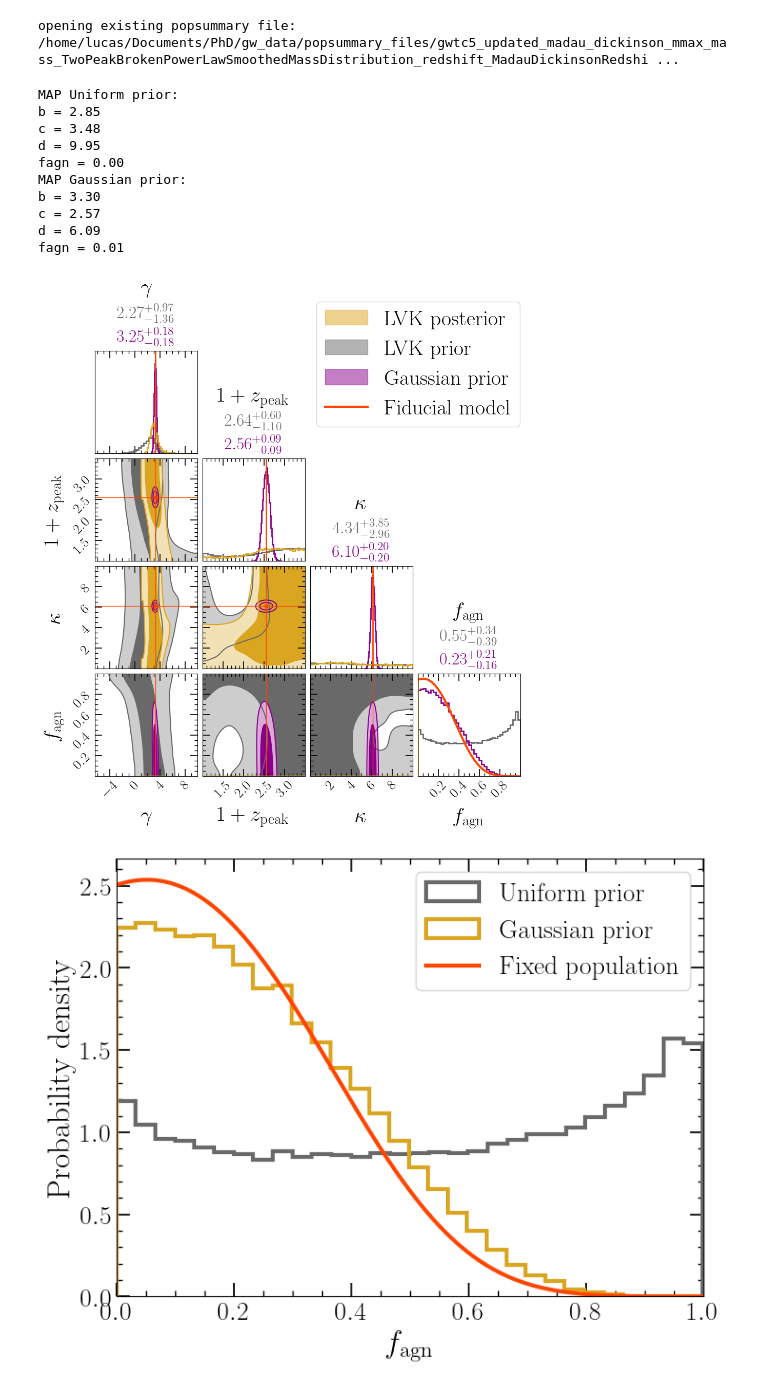
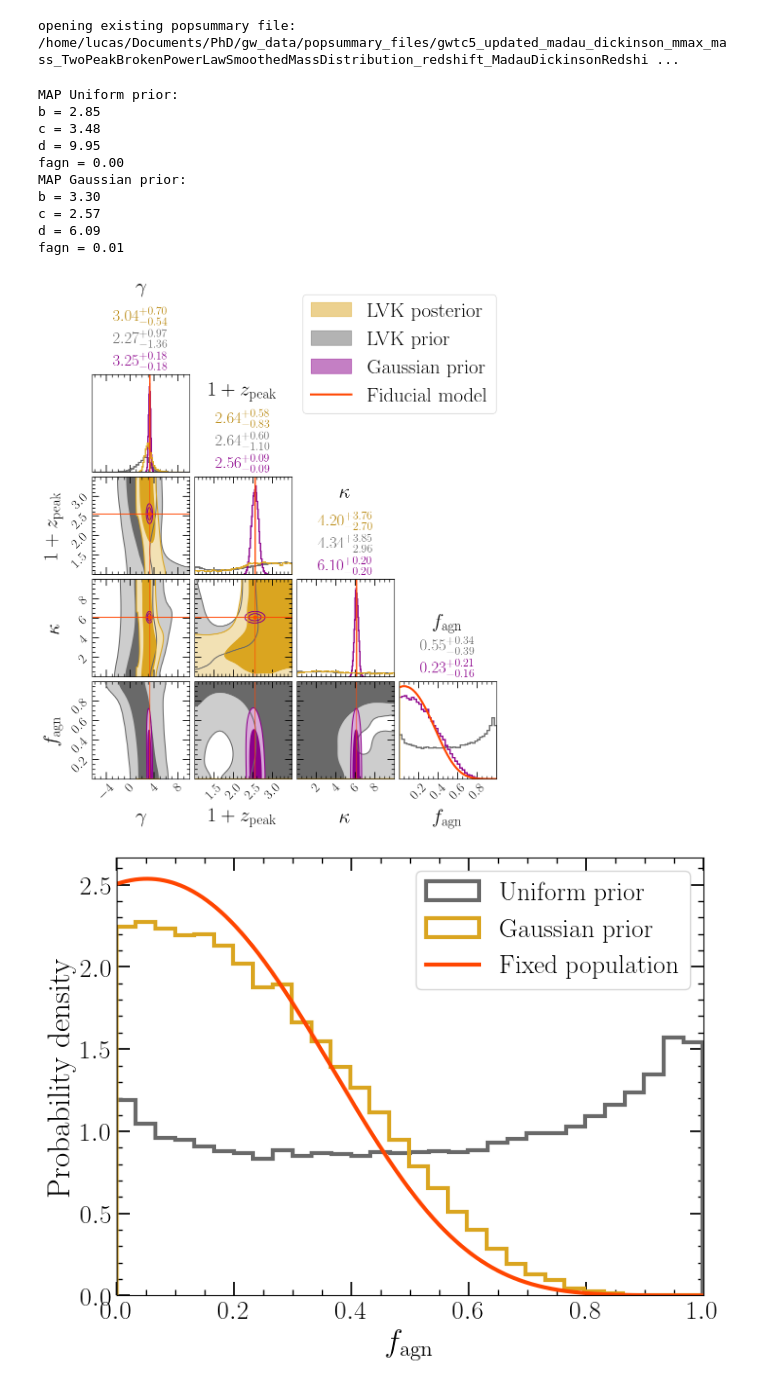
Before and after one commit to LucasPouw/darksirenpop, a Jupyter notebook: hypersampler/cornerplot_hypersamples.ipynb, the cells around one changed output. Cells and saved outputs as stored; diff of their text form; code cells hidden in the pictures.

```diff
--- a/hypersampler/cornerplot_hypersamples.ipynb
+++ b/hypersampler/cornerplot_hypersamples.ipynb
@@ -343,7 +345,7 @@ handles = [
 fig.legend(
 	handles=handles,
 	loc="upper right",
-	bbox_to_anchor=(0.98, 1.08),
+	bbox_to_anchor=(0.98, 1.15),
 	frameon=True,
 	fontsize=bigsize,
 )
@@ -370,6 +372,7 @@ axes[3, 3].set_ylim(0, 1.05 * np.max(fixedpop_post))
 
 q16_1, q50_1, q84_1 = np.percentile(samples_1, [16, 50, 84], axis=0)
 q16_2, q50_2, q84_2 = np.percentile(samples_2, [16, 50, 84], axis=0)
+q16_LVK, q50_LVK, q84_LVK = np.percentile(samples_LVK, [16, 50, 84], axis=0)
 
 ndim = samples_1.shape[1]
 axes = np.array(fig.axes).reshape((ndim, ndim))
@@ -389,44 +392,63 @@ for i in range(ndim):
 
 	gauss_txt = (
 		rf"${q50_2[i]:.2f}"
 		rf"_{{-{q50_2[i]-q16_2[i]:.2f}}}"
 		rf"^{{+{q84_2[i]-q50_2[i]:.2f}}}$"
 	)
 
+	LVK_txt = (
+			rf"${q50_LVK[i]:.2f}"
+			rf"_{{-{q50_LVK[i]-q16_LVK[i]:.2f}}}"
+			rf"^{{+{q84_LVK[i]-q50_LVK[i]:.2f}}}$"
+		)
+
+	ax.text(
+			0.5, 1.05, gauss_txt,
+			transform=ax.transAxes,
+			ha="center", va="bottom",
+			color=gauss_color,
+			fontsize=medsize,
+		)
+
 	ax.text(
 		0.5, 1.28, uniform_txt,
 		transform=ax.transAxes,
 		ha="center", va="bottom",
 		color=uniform_color,
 		fontsize=medsize,
 	)
 
-	ax.text(
-		0.5, 1.05, gauss_txt,
-		transform=ax.transAxes,
-		ha="center", va="bottom",
-		color=gauss_color,
-		fontsize=medsize,
-	)
+	if i != 3:
+		ax.text(
+				0.5, 1.51, LVK_txt,
+				transform=ax.transAxes,
+				ha="center", va="bottom",
+				color='darkgoldenrod',
+				fontsize=medsize,
+			)
 
-	ax.text(0.5, 1.56, labels[i],
-		transform=ax.transAxes,
-		ha="center", fontsize=bigsize)
+		ax.text(0.5, 1.84, labels[i],
+			transform=ax.transAxes,
+			ha="center", fontsize=bigsize)
+	else:
+		ax.text(0.5, 1.56, labels[i],
+					transform=ax.transAxes,
+					ha="center", fontsize=bigsize)
 
 plt.savefig(f'{PLOT_DIR}/corner_{LTHRESH_STRING}.pdf', bbox_inches='tight')
 plt.show()
 # %% [output]
 MAP Uniform prior:
 b = 2.85
 c = 3.48
 d = 9.95
 fagn = 0.00
 MAP Gaussian prior:
 b = 3.30
 c = 2.57
 d = 6.09
 fagn = 0.01
-[figure, old version]
+[figure, new version]
 # %%
 fig, ax = plt.subplots(figsize=(8,6))
 ax.hist(samples_1[:,3], histtype='step', bins=30, linewidth=3, color=uniform_color, density=True, label='Uniform prior')
```
Also changed, not shown: parts of 2 cells of this notebook, 3 other files.
